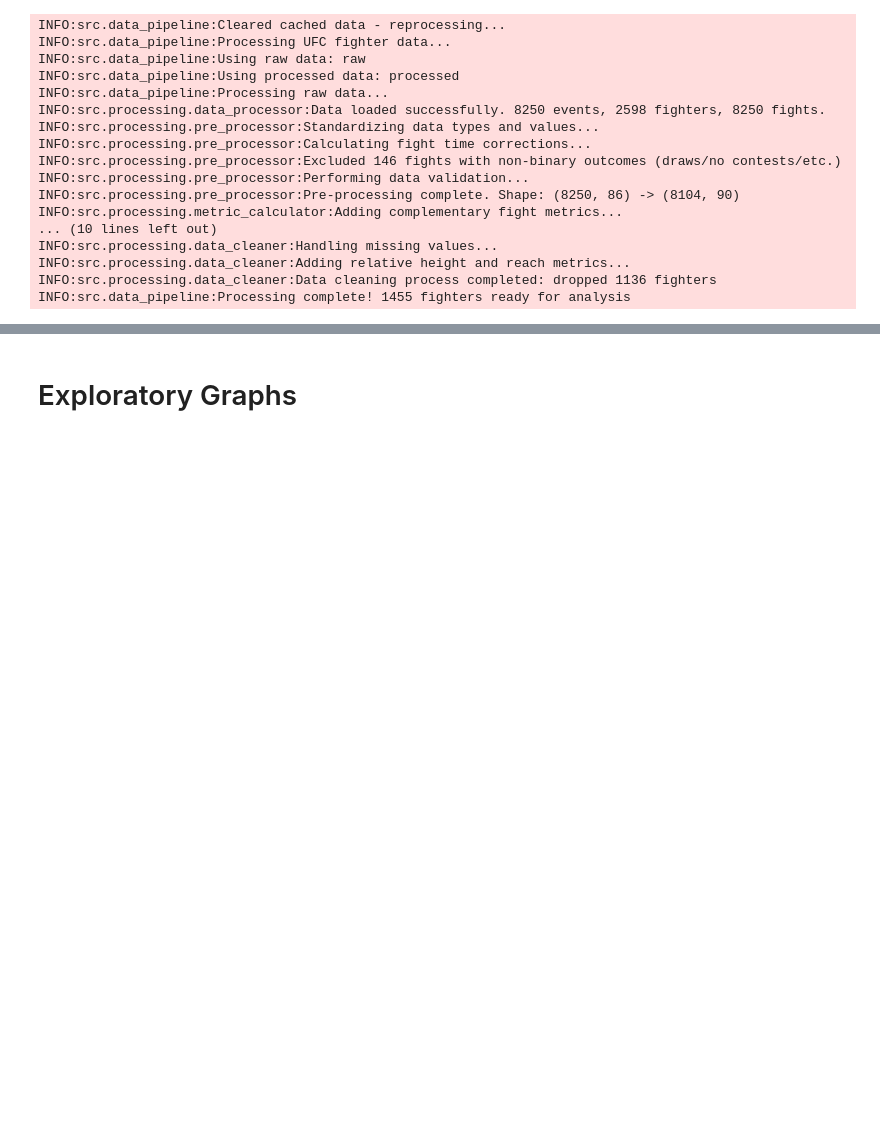
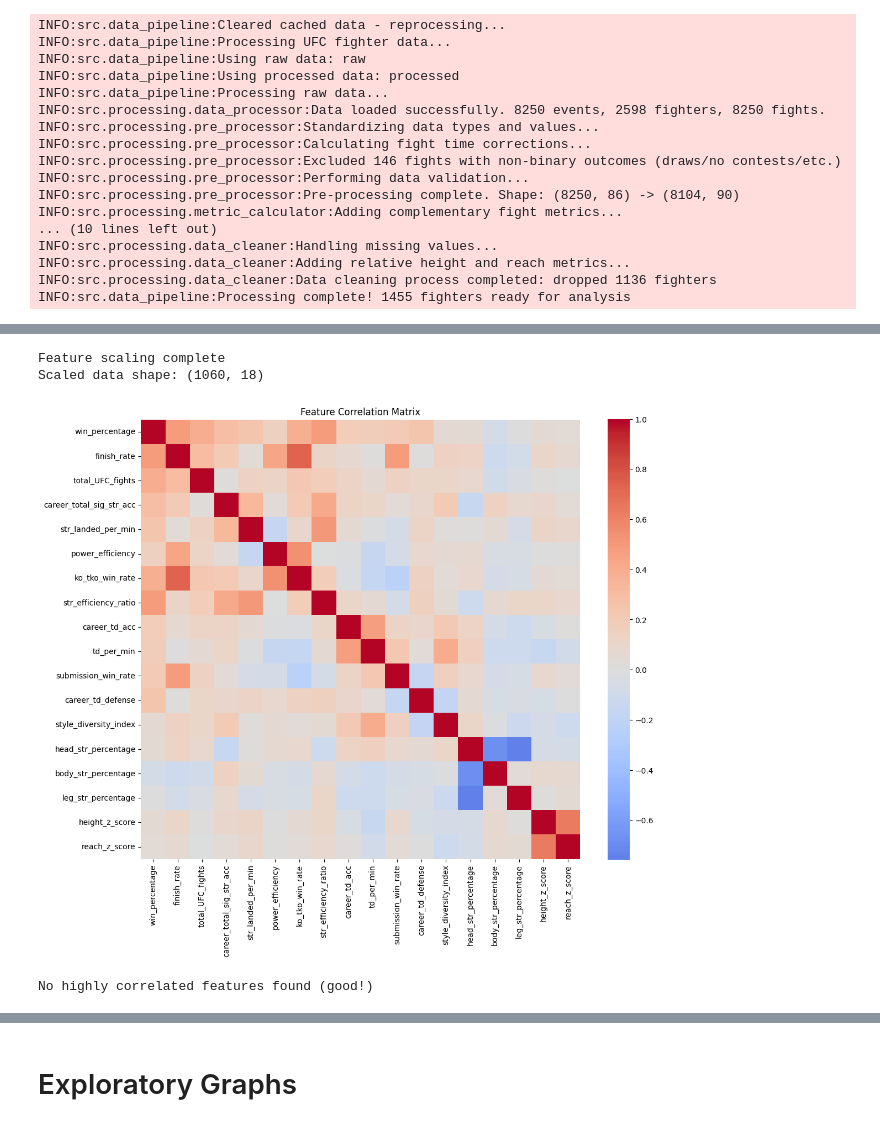
Before and after one commit to sgracia19/UFC_Fighter_Segmentation, a Jupyter notebook: notebooks/03_Clustering.ipynb, the cells around one changed output, grey strips where cells are left out. Cells and saved outputs as stored; diff of their text form; code cells hidden in the pictures; blank space fills up the shorter version.

```diff
--- a/notebooks/03_Clustering.ipynb
+++ b/notebooks/03_Clustering.ipynb
@@ -20,7 +19,7 @@ from sklearn.cluster import AgglomerativeClustering
 from matplotlib import pyplot as plt
 import seaborn as sns
 # %%
-fighter_df = src.data_pipeline.force_reprocess()
+fighters = src.data_pipeline.force_reprocess()
 # %% [output]
 INFO:src.data_pipeline:Cleared cached data - reprocessing...
 INFO:src.data_pipeline:Processing UFC fighter data...
@@ -41,0 +217,39 @@ INFO:src.data_pipeline:Processing complete! 1455 fighters ready for analysis
+# %%
+# Scale features
+scaler = RobustScaler()  # Less sensitive to outliers than StandardScaler
+scaled_features = scaler.fit_transform(work_data[available_features])
+scaled_df = pd.DataFrame(scaled_features, columns=available_features, index=work_data.index)
+
+print("Feature scaling complete")
+print(f"Scaled data shape: {scaled_df.shape}")
+
+# Quick correlation heatmap (to spot highly correlated features)
+plt.figure(figsize=(12, 10))
+corr_matrix = scaled_df.corr()
+sns.heatmap(corr_matrix, annot=False, cmap='coolwarm', center=0, square=True)
+plt.title('Feature Correlation Matrix')
+plt.tight_layout()
+plt.show()
+
+# Find highly correlated pairs (>0.8)
+high_corr_pairs = []
+for i in range(len(corr_matrix.columns)):
+    for j in range(i+1, len(corr_matrix.columns)):
+        if abs(corr_matrix.iloc[i, j]) > 0.8:
+            high_corr_pairs.append((
+                corr_matrix.columns[i],
+                corr_matrix.columns[j],
+                corr_matrix.iloc[i, j]
+            ))
+
+if high_corr_pairs:
+    print("\nHighly correlated features (>0.8):")
+    for feat1, feat2, corr in high_corr_pairs:
+        print(f"  {feat1} <-> {feat2}: {corr:.3f}")
+else:
+    print("\nNo highly correlated features found (good!)")
+# %% [output]
+Feature scaling complete
+Scaled data shape: (1060, 18)
+[figure, added]
+No highly correlated features found (good!)
```
Also changed, not shown: parts of 7 cells of this notebook.
